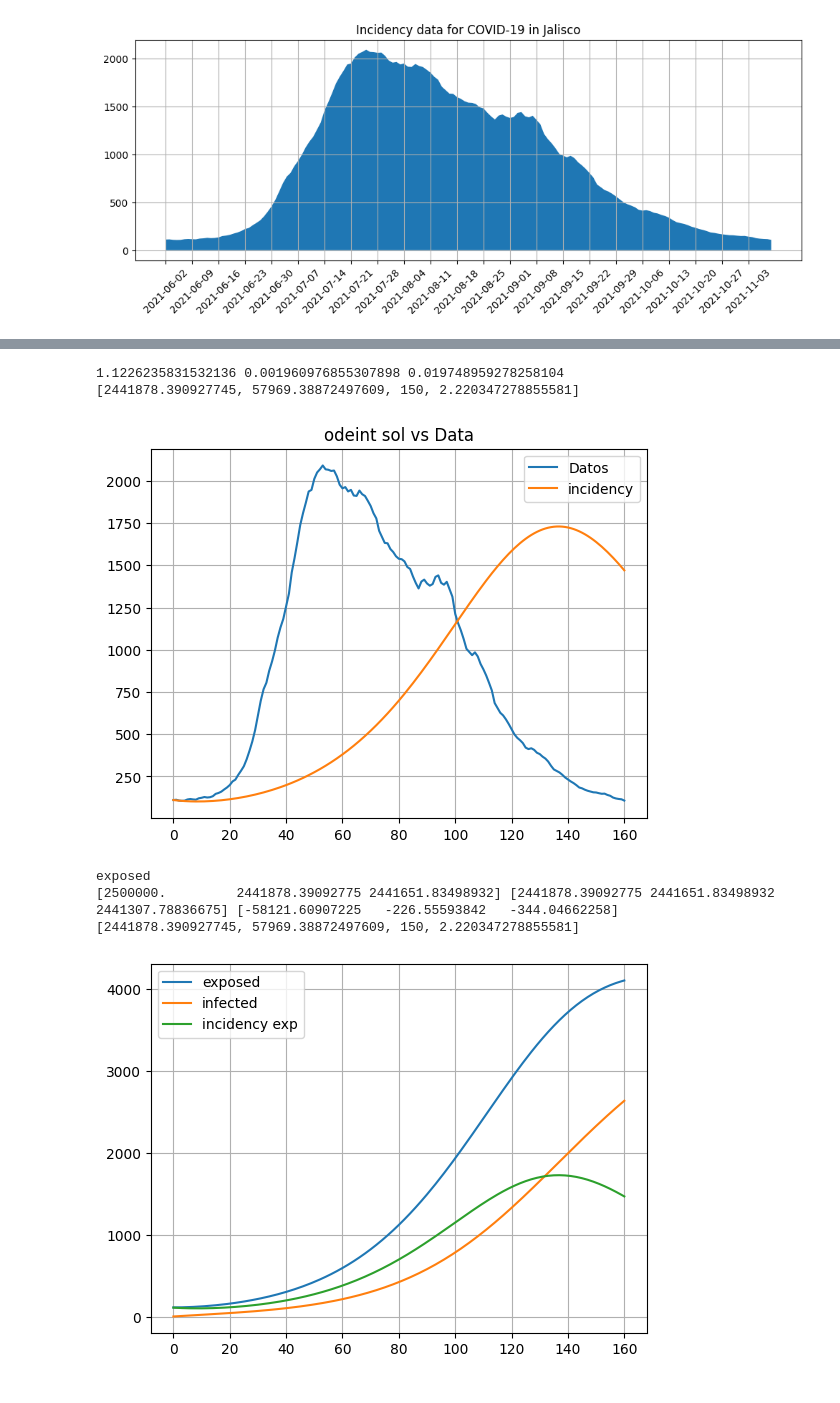
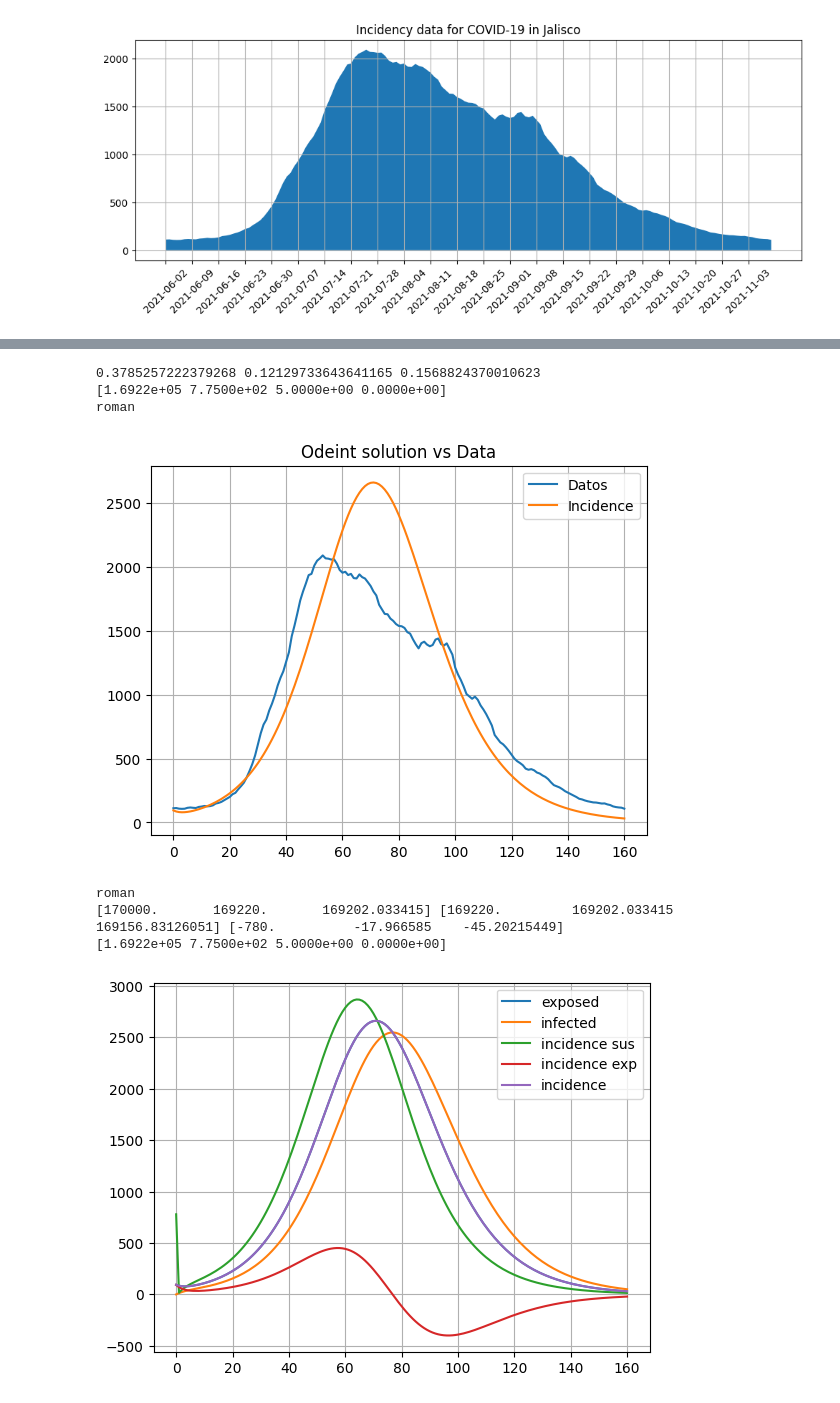
Before and after one commit to AbelPalafox/seir_uq_methods, a Jupyter notebook: main_pinn.ipynb, the cells around one changed output, grey strips where cells are left out. Cells and saved outputs as stored; diff of their text form; code cells hidden in the pictures.

```diff
--- a/main_pinn.ipynb
+++ b/main_pinn.ipynb
@@ -32,11 +44,13 @@ Data loaded from file:  data/Smoothed_Cases_Third_Wave.csv
 # estimating initial conditions
 N = params['N']
 
-E0 = 0#data[0]
-I0 = 150#0.1*data[0]
+E0 = data[0]*7
+I0 = params['I0']
 R0 = 0
 S0 = (N - E0 - I0 - R0)
 
 x0 = np.array([S0,E0,I0,R0])
 
-print(x0)
+reload_flag = (params['reload'] == 1)
+out_file = params['outfile']
+outpath = params['outpath']
@@ -45,3 +57,9 @@ print(x0)
+# %%
+#### Run this cell in case that are loading a previous run
+if reload_flag :
+    model = load(outpath+'/'+out_file)
+    model.outpath = outpath
 # %%
-model = SEIR_PINN(RFF=False)
+if not reload_flag :
+    model = SEIR_PINN(RFF=False)
 # %%
@@ -140,54 +194,68 @@ if params['init_cond'] == 'estimated' :
 
     x0 = [S0, E0, I0, R0]
 
+elif params['init_cond'] == 'roman' :
+
+    I0 = params['I0']
+    E0 = data[0]/sigma
+    R0 = 0
+    S0 = N - I0 - E0 - R0
+
 print(x0)
 x = seir.run(x0, times)
 
+print(params['inc_method'])
 if params['inc_method'] == 'susceptible':
     incidency = -seir.incidency(np.hstack([[N],x[0,:]]),times,1,method='susceptible')
 elif params['inc_method'] == 'exposed':
     incidency = seir.incidency([x[1,:],x[2,:]],times,1,method='exposed',sigma=sigma, gamma=gamma)
+elif params['inc_method'] == 'roman':
+
+    incidency = seir.incidency(np.hstack([[0],x[1,:]]),times,1,method='roman',sigma=sigma, gamma=gamma)
 
 
 #seir.plot(times,x)
 plt.figure()
 plt.plot(times, data, label='Datos')
-plt.plot(times,incidency, label='incidency')
+plt.plot(times,incidency, label='Incidence')
 #plt.plot(times, x[2,:], 'g', label='Estimación Exp')
 #plt.plot(times, x[1,:], 'r', label='Estimación Inf')
 #plt.plot(times, x[0,:], 'steelblue', label='Estimación S')
 #plt.plot(times, x[3,:], 'k', label='Estimación R')
-plt.title('odeint sol vs Data')
+plt.title('Odeint solution vs Data')
 plt.grid()
 plt.legend()
+plt.savefig(outpath+'/odeint_vs_data.png',dpi=300)
 plt.show()
 # %% [output]
-1.1226235831532136 0.001960976855307898 0.019748959278258104
-[2441878.390927745, 57969.38872497609, 150, 2.220347278855581]
+0.3785257222379268 0.12129733643641165 0.1568824370010623
+[1.6922e+05 7.7500e+02 5.0000e+00 0.0000e+00]
+roman
-[figure, old version]
+[figure, new version]
 # %%
 print(params['inc_method'])
 incidency_exp = seir.incidency([x[1,:],x[2,:]],times,1,method='exposed',sigma=sigma, gamma=gamma)
 incidency_sus = -seir.incidency(np.hstack([[N],x[0,:]]),times,1,method='susceptible',sigma=sigma, gamma=gamma)
-plt.plot(sigma*x[1,:],label='exposed')
-plt.plot(gamma*x[2,:],label='infected')
-#plt.plot(sigma*x[1,:] - gamma*x[2,:],'o--',label='incidency')
-#plt.plot(incidency_sus,label='incidency sus')
-plt.plot(incidency_exp,label='incidency exp')
+plt.plot(times,sigma*x[1,:],label='exposed')
+plt.plot(times,gamma*x[2,:],label='infected')
+#plt.plot(sigma*x[1,:] - gamma*x[2,:],'o--',label='incidence')
+plt.plot(times,incidency_sus,label='incidence sus')
+plt.plot(times,incidency_exp,label='incidence exp')
+plt.plot(times,incidency, label='incidence')
 plt.grid()
 plt.legend()
 #print(x[0,:])
 #print(np.hstack([[N],x[0,:]]))
 P = np.hstack([[N],x[0,:]])
 P_timestep = np.roll(P,-1)
 inc = (P_timestep - P)[::1]
 print(P[:3], P_timestep[:3], inc[:3])
 print(x0)
 # %% [output]
-exposed
-[2500000.         2441878.39092775 2441651.83498932] [2441878.39092775 2441651.83498932 2441307.78836675] [-58121.60907225   -226.55593842   -344.04662258]
-[2441878.390927745, 57969.38872497609, 150, 2.220347278855581]
+roman
+[170000.       169220.       169202.033415] [169220.         169202.033415   169156.83126051] [-780.          -17.966585    -45.20215449]
+[1.6922e+05 7.7500e+02 5.0000e+00 0.0000e+00]
-[figure, old version]
+[figure, new version]
 # %%
 
 plt.figure()
```
Also changed, not shown: parts of 13 cells of this notebook, 28 other files.
